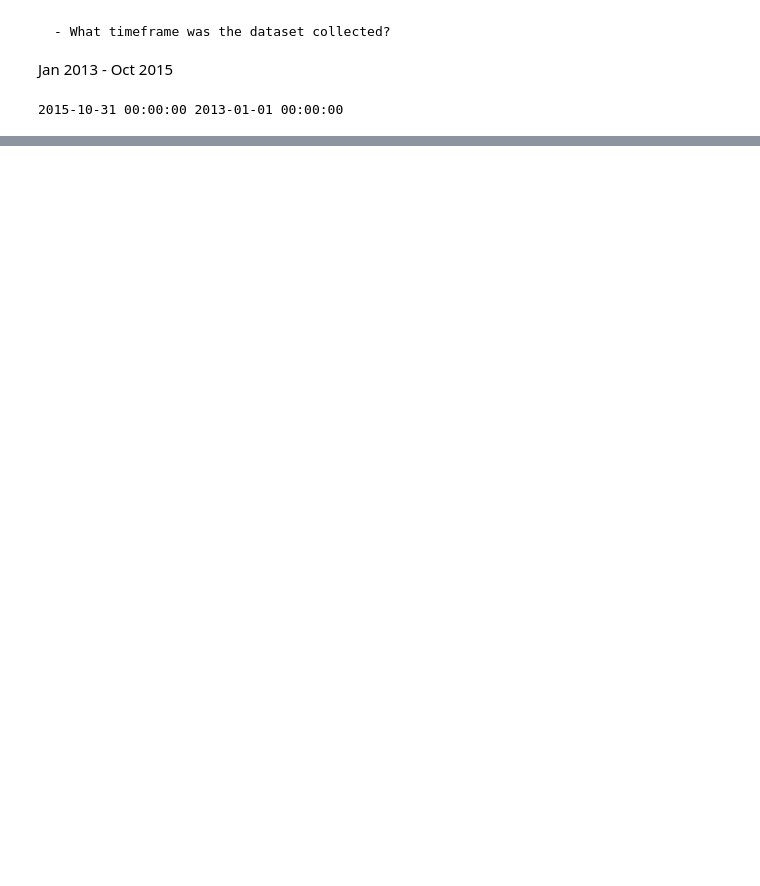
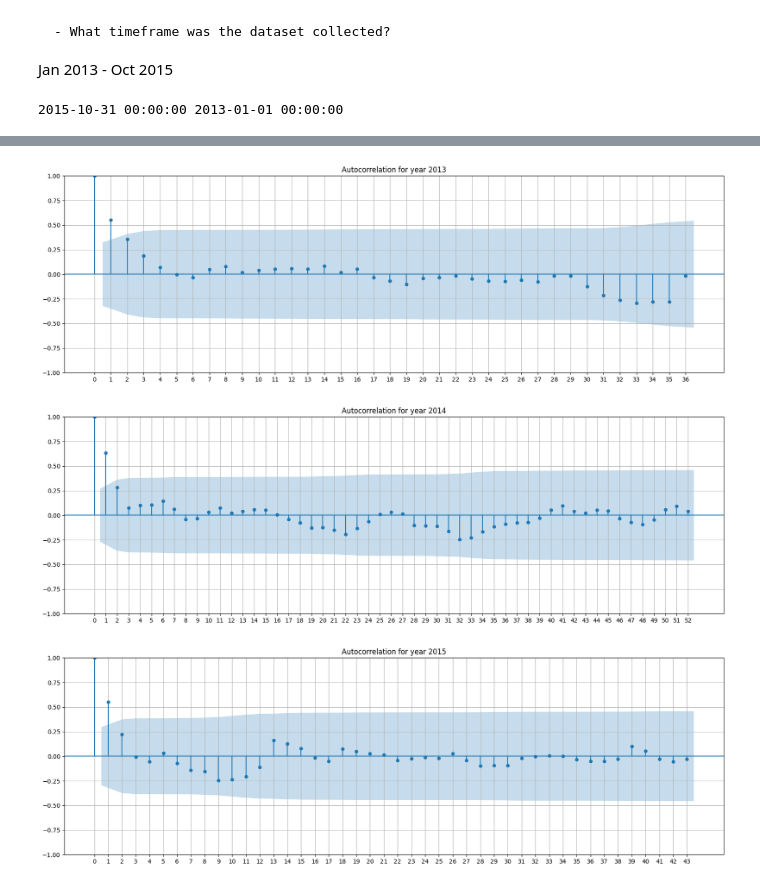
Before and after one commit to OliviaJayeola/DataSciencePortfolio, a Jupyter notebook: predict_sales/predict_sales.ipynb, the cells around one changed output, grey strips where cells are left out. Cells and saved outputs as stored; diff of their text form; code cells hidden in the pictures; blank space fills up the shorter version.

```diff
--- a/predict_sales/predict_sales.ipynb
+++ b/predict_sales/predict_sales.ipynb
@@ -842,0 +215,15 @@ for shop_id, shop_df in shop_data.items():
+# %%
+# 4 for 1 month
+def apply_moving_average(df, window=4):
+    df['moving_avg'] = df.groupby('item_id')['average_weekly_sales'].transform(lambda x: x.rolling(window=window, min_periods=1).mean())
+    return df
+
+for year in weekly_sales_dict:
+    weekly_sales_dict[year] = apply_moving_average(weekly_sales_dict[year])
+
+all_sales = pd.concat(weekly_sales_dict.values(), ignore_index=True)
+all_sales['year'] = all_sales['date'].dt.year
+
+# Filter for the specific item_id
+item_id = 20949
+filtered_sales = all_sales[all_sales['item_id'] == item_id]
@@ -842,0 +254,3 @@ for shop_id, shop_df in shop_data.items():
+# %%
+data_dict = {key: df[(df['item_id'] == item_id)] for key, df in weekly_sales_dict.items()}
+data_dict[2014]
@@ -842,0 +313,26 @@ for shop_id, shop_df in shop_data.items():
+# %%
+
+def plot_autocorrelation(year, data):
+
+    # Plot autocorrelation
+    fig, ax = plt.subplots(figsize=(20, 6))  # Adjust figsize as needed
+    plot_acf(data['total_sales'], ax=ax, title=f'Autocorrelation for year {year}', lags=len(data)-1)
+
+    # Customize x-axis ticks
+    ax.set_xticks(range(0, len(data), 1))  # Set ticks every 1 unit
+    ax.xaxis.set_major_formatter(plt.FuncFormatter(lambda x, _: int(x)))  # Format x-axis labels as integers
+
+    # Add grid lines
+    ax.grid(True)
+
+    plt.show()
+
+
+
+# Plot autocorrelation for each year
+for year in years:
+    plot_autocorrelation(year, data_dict[year])
+# %% [output]
+[figure, added]
+[figure, added]
+[figure, added]
```
Also changed, not shown: parts of 71 cells of this notebook.
